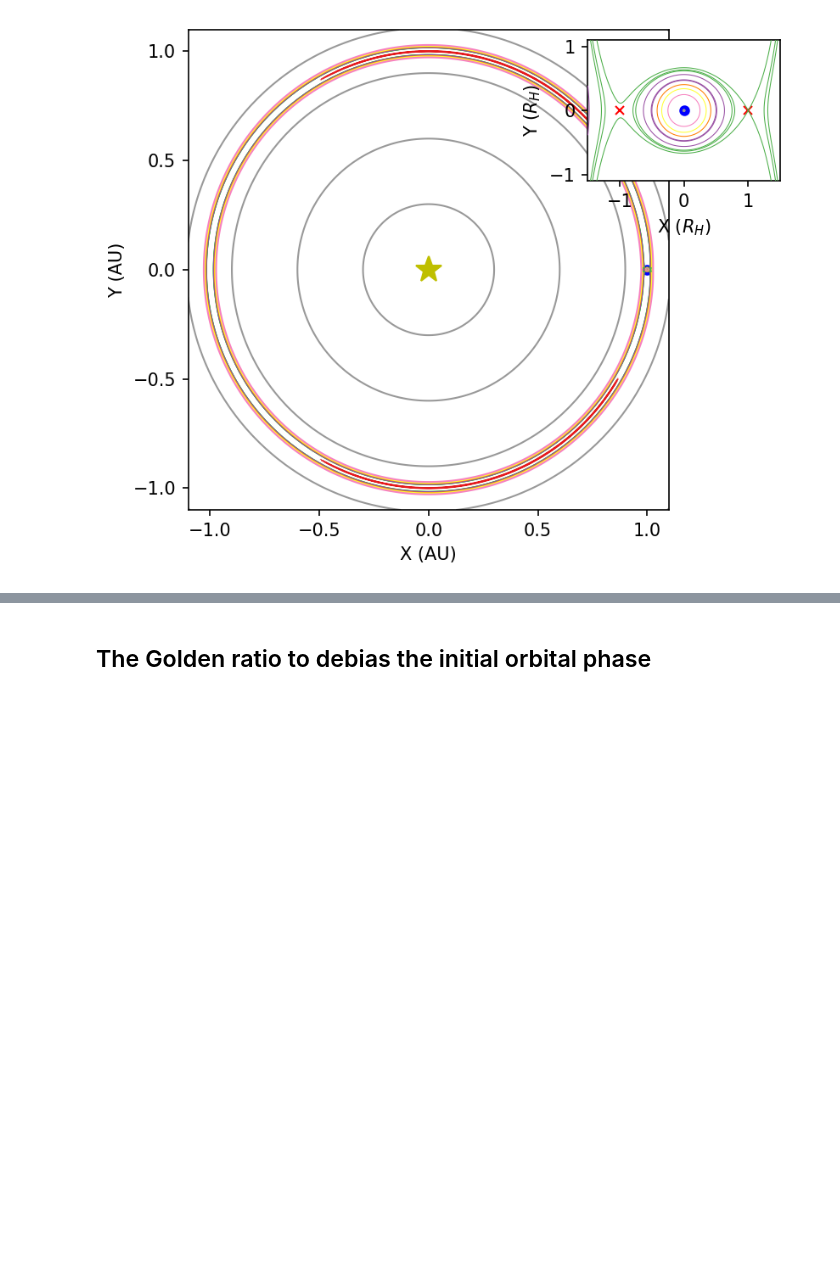
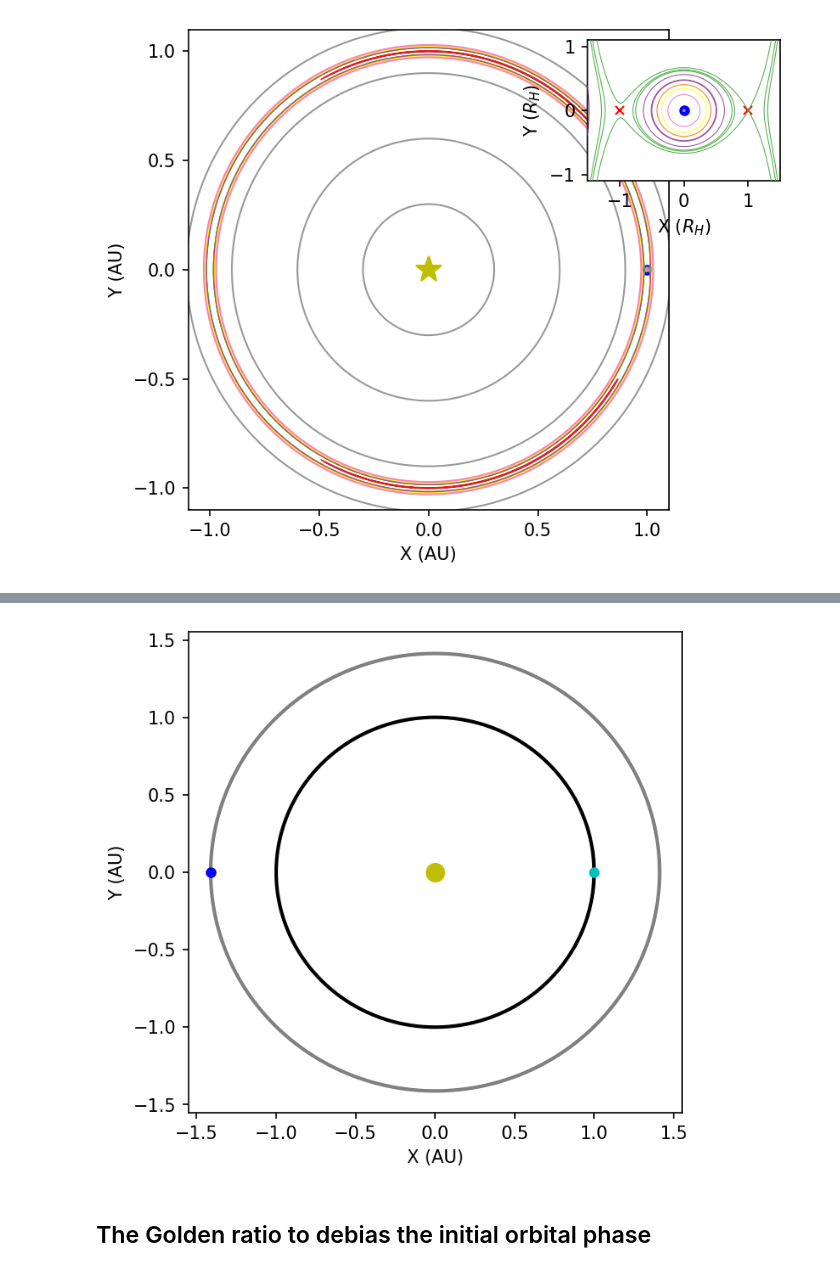
Before and after one commit to saturnaxis/exoplanet-binary, a Jupyter notebook: docs/_sources/Tutorials/planet-packing-stability.ipynb, the cells around one changed output, grey strips where cells are left out. Drawn from its saved outputs; the diff is of its cells as text; code cells hidden in the pictures; blank space fills up the shorter version.

```diff
--- a/docs/_sources/Tutorials/planet-packing-stability.ipynb
+++ b/docs/_sources/Tutorials/planet-packing-stability.ipynb
@@ -292,3 +350,42 @@ The squashing in the vertical (see panel inset) is even more obvious in this reg
+# %%
+import numpy as np
+import matplotlib.pyplot as plt
+
+M_star = 1 #central mass in M_sun
+m_1 = 9.54e-4 #Jupiter mass in M_sun
+m_2 = 3.0035e-6 #Earth mass in M_sun
+
+a_1 = 1 #inner orbit in normalized units (1 AU)
+X = 0.5*((m_1+m_2)/(3*(M_star+m_1)))**(1./3.)
+delta_H = 5
+
+def calc_orbit(a,e,omg):
+    #calculate Cartesian orbit given a, e, omega
+    f = np.arange(0,2*np.pi,0.01)
+    r = a*(1-e**2)/(1.+e*np.cos(f))
+    return (r*np.cos(omg+f), r*np.sin(omg+f))
+
+def get_semi(delta_H,a_j,X,k,j):
+    #calculate a_k given a_j
+    return a_j*((1+delta_H*X)/(1-delta_H*X))**(k-j)
+
+a_2 = get_semi(delta_H,a_1,X,2,1)
+x_1,y_1 = calc_orbit(a_1,0,0)
+x_2,y_2 = calc_orbit(a_2,0,np.pi)
+
+fig = plt.figure(figsize=(5,5),dpi=150)
+ax = fig.add_subplot(111)
+
+ax.plot(0,0,'.',color='y',ms=20)
+ax.plot(x_1,y_1,'k-',lw=2)
+ax.plot(x_1[0],y_1[0],'c.',ms=10)
+ax.plot(x_2,y_2,'-',color='gray',lw=2)
+ax.plot(x_2[0],y_2[0],'b.',ms=10)
+
+ax.set_xlabel("X (AU)")
+ax.set_ylabel("Y (AU)");
+# %% [output]
+[figure, added]
 # %% [markdown]
 ## The Golden ratio to debias the initial orbital phase
 # %% [markdown]
```
Also changed, not shown: parts of 6 cells of this notebook, 6 other files.
